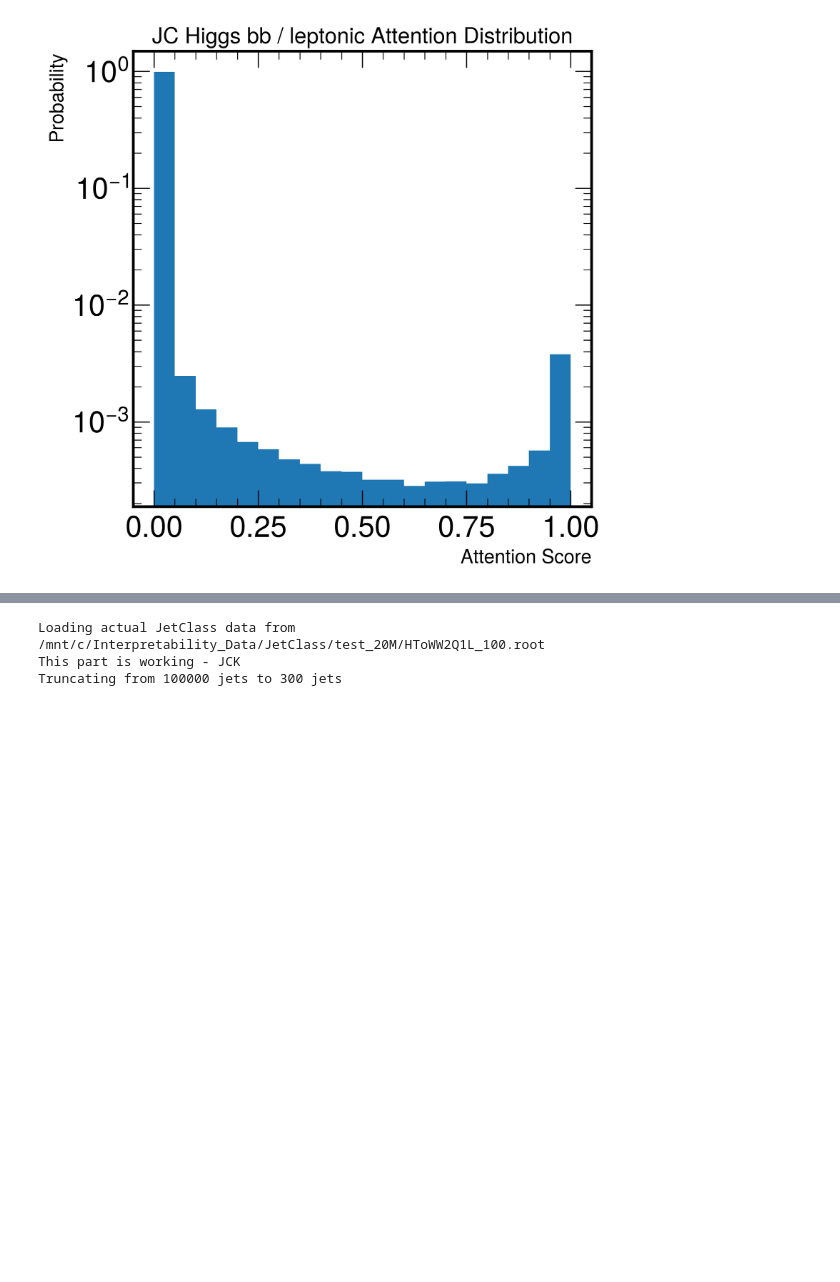
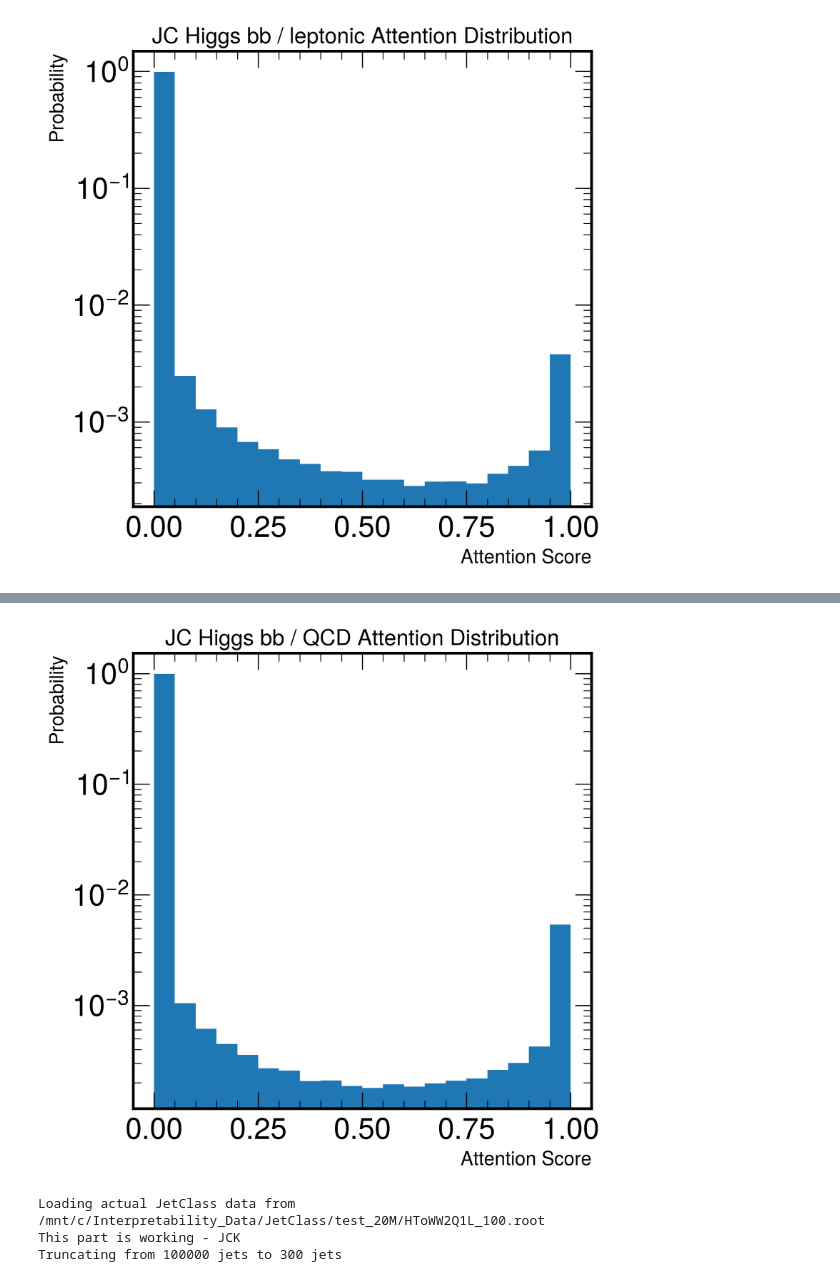
Before and after one commit to tim-legge/ParT_Interpretability, a Jupyter notebook: JetClass_kin_binary_AttentionGraphs.ipynb, the cells around one changed output, grey strips where cells are left out. Drawn from its saved outputs; the diff is of its cells as text; code cells hidden in the pictures; blank space fills up the shorter version.

```diff
--- a/JetClass_kin_binary_AttentionGraphs.ipynb
+++ b/JetClass_kin_binary_AttentionGraphs.ipynb
@@ -2568,8 +2568,9 @@ Registered hook onto module
 qgtrained_modelpath = '/home/tim_legge/save_qg_model/on-qg-run2_best_epoch_state.pt'
 tltrained_modelpath = '/home/tim_legge/save_tl_model/on-tl-run2_best_epoch_state.pt'
 jck_trained_modelpath = '/home/tim_legge/particle_transformer_legge/models/ParT_kin.pt'
-jck_hadronic_qcd_trained_modelpath = './models/on-jc-hadronic-qcd-smalltrain_best_epoch_state.pt'
+jck_hadronic_qcd_trained_modelpath = './models/on-jc-hadronic-qcd-fulltrain_best_epoch_state.pt'
 jck_higgs_bb_leptonic_trained_modelpath = './models/on-jc-higgs-bb-leptonic-fulltrain_best_epoch_state.pt'
+jck_higgs_bb_qcd_trained_modelpath = './models/on-jc-higgs-bb-qcd-fulltrain_best_epoch_state.pt'
 
 batch_size = 100
 # %%
@@ -2883,0 +2899,10 @@ plt.show()
+# %%
+jck_binary_state_dict = torch.load(jck_higgs_bb_qcd_trained_modelpath, map_location=torch.device('cpu'))
+jck_binary_model_higgs_qcd.load_state_dict(jck_binary_state_dict)
+jck_pf_features = np.load('./jc_higgs_bb_qcd_data/jck_higgs_bb_qcd_pf_features.npy')[:batch_size]
+jck_pf_vectors = np.load('./jc_higgs_bb_qcd_data/jck_higgs_bb_qcd_pf_vectors.npy')[:batch_size]
+jck_pf_mask = np.load('./jc_higgs_bb_qcd_data/jck_higgs_bb_qcd_pf_mask.npy')[:batch_size]
+jck_pf_points = np.load('./jc_higgs_bb_qcd_data/jck_higgs_bb_qcd_pf_points.npy')[:batch_size]
+jck_labels = np.load('./jc_higgs_bb_qcd_data/jck_higgs_bb_qcd_labels.npy')[:batch_size]
+
+print(jck_pf_features.shape)
@@ -2883,0 +2911,7 @@ plt.show()
+# %%
+jck_binary_model_higgs_qcd.eval()
+with torch.no_grad():
+    jck_y_pred= jck_binary_model_higgs_qcd(torch.from_numpy(jck_pf_points),torch.from_numpy(jck_pf_features),torch.from_numpy(jck_pf_vectors),torch.from_numpy(jck_pf_mask))
+jck_attention = jck_binary_model_higgs_qcd.get_attention_matrix()
+jck_interaction = jck_binary_model_higgs_qcd.get_interactionMatrix()
+jck_higgs_bb_qcd_padding = jck_binary_model_hooks_higgs_qcd.get_padding(jck_binary_model_hooks_higgs_qcd.pre_softmax_attentions, jck_pf_mask)
@@ -2884,3 +2941,73 @@ plt.show()
+# %%
+import numpy as np
+import matplotlib.pyplot as plt
+
+# Assuming attention is already a list or array
+# Flattening the attention array
+flattened_attention = np.stack(jck_attention).flatten()
+
+# Define number of bins for the probability distribution
+num_bins = 20
+
+# Define the bin edges between 0 and 1, using 20 evenly spaced bins
+bin_edges = np.linspace(0, 1, num_bins + 1)
+
+# Function to process data in chunks and compute histogram
+def process_in_chunks(attention_iterator, chunk_size=100000, bin_edges=bin_edges):
+    hist_counts = np.zeros(len(bin_edges) - 1)  # Initialize histogram counts for bins
+
+    # Process each chunk of attention data
+    for chunk in attention_iterator:
+        # Flatten the chunk to ensure it's 1D and processable by np.histogram
+        chunk = np.array(chunk).flatten()
+
+        # Calculate histogram for this chunk
+        hist, _ = np.histogram(chunk, bins=bin_edges)
+
+        # Accumulate the counts
+        hist_counts += hist
+
+    total_data_points = hist_counts.sum()  # Total number of points processed
+    probabilities = hist_counts / total_data_points  # Normalize to get probabilities
+    return probabilities
+
+# Simulate loading a large dataset in chunks (e.g., from a file or other source)
+def attention_generator(attention, chunk_size):
+    """Simulate chunked data loader for large dataset."""
+    for i in range(0, len(attention), chunk_size):
+        yield attention[i:i + chunk_size]
+
+
+# Process the data in chunks (using a generator)
+probabilities = process_in_chunks(attention_generator(flattened_attention, chunk_size=100000))
+
+# Manually set the bin centers to have equal bar spacing
+bin_centers = (bin_edges[:-1] + bin_edges[1:]) / 2  # Calculate the centers of each bin
+equal_width = bin_edges[1] - bin_edges[0]  # Set equal width for all bars based on bin spacing
+
+# Create figure and axes
+fig, ax = plt.subplots(figsize=(6, 6), dpi=300)
+
+# Plot bar graph with equal-width bars
+ax.bar(bin_centers, probabilities, width=equal_width, log=False)  # No log scale for clearer visualization
+
+# Set custom x-tick locations and labels (optional)
+#ax.set_xticks(bin_centers, 0.1)
+#ax.set_xticklabels([f'{edge:.2f}' for edge in bin_centers], fontsize=10, fontweight='bold')
+
+# Set x and y axis labels
+ax.set_xlabel('Attention Score', fontsize=14)
+ax.set_ylabel('Probability', fontsize=14)
+plt.yscale('log')
+
+# Add a title
+ax.set_title('JC Higgs bb / QCD Attention Distribution', fontsize=16)
+#plt.savefig('JetClasskin_results/attn_dists/jck_attentionDist_TTBarLep.pdf', bbox_inches="tight")
+
+# Show the plot
+plt.show()
+# %% [output]
+[figure, added]
 # %%
 #load data to tag Particle IDs in attention line plot below
 
```
Also changed, not shown: parts of 5 cells of this notebook, 4 other files.
